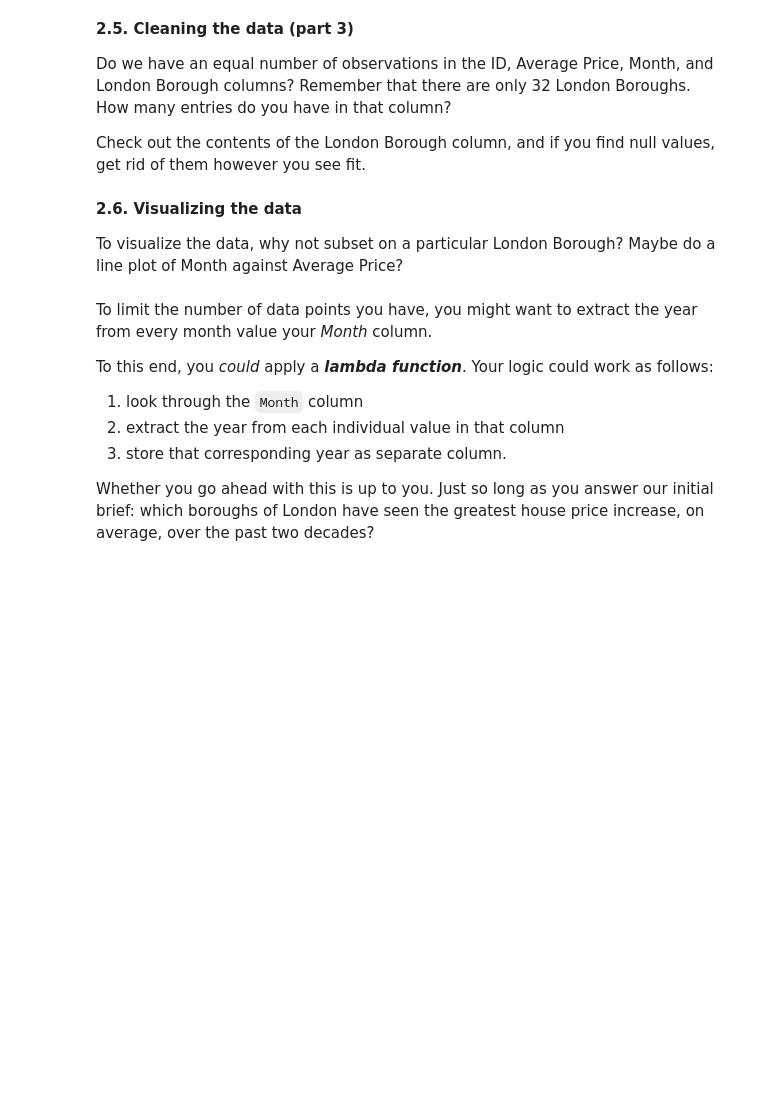
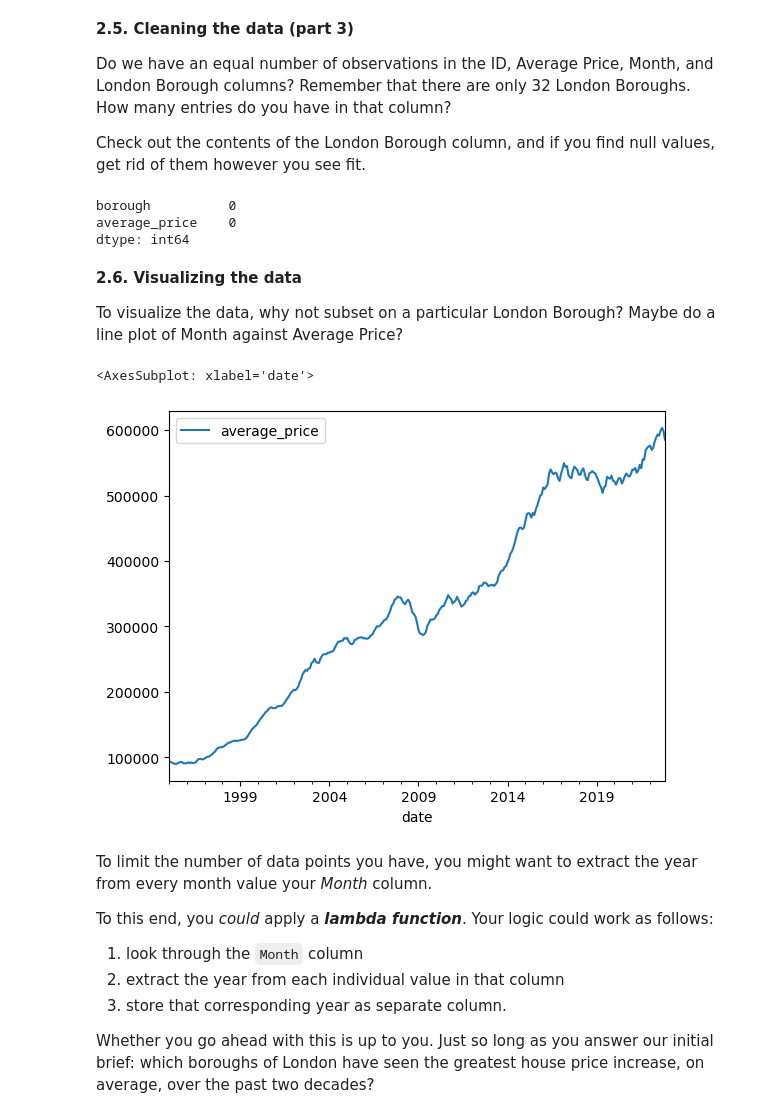
Before and after one commit to msc2106/springboard-data-science, a Jupyter notebook: Unit 4 Challenge - Tier 3.ipynb, the cells around one changed output. Drawn from its saved outputs; the diff is of its cells as text; code cells hidden in the pictures; blank space fills up the shorter version.

```diff
--- a/Unit 4 Challenge - Tier 3.ipynb
+++ b/Unit 4 Challenge - Tier 3.ipynb
@@ -124,6 +125,8 @@ print(properties.columns)
        'SOUTH EAST', 'SOUTH WEST', 'Unnamed: 47', 'England'],
       dtype='object')
 # %%
-# The first row is actually a code for each region. The boroughs of london all begin with 'E09'
-print(properties.iloc[0].apply(lambda s: s.startswith('E09') if type(s)==str else False))
+# The first row is actually a code for each region. The regions of london all begin with 'E09'. Note that the City of London is technically not one of the 32 boroughs, but for the spirit of the question it should be included.
+london_boroughs = properties.iloc[0].sort_index().apply(lambda s: s.startswith('E09') if type(s)==str else False)
+print(london_boroughs)
+print(f"Double checking the count of True: {london_boroughs.sum()}")
 # %% [output]
@@ -150,3 +153,16 @@ Name: 0, dtype: bool
 You might find you need to transpose your dataframe, check out what its row indexes are, and reset the index. You  also might find you need to assign the values of the first row to your column headings  . (Hint: recall the .columns feature of DataFrames, as well as the iloc[] method).
 
 Don't be afraid to use StackOverflow for help  with this.
+# %%
+# create a new data frame with:
+## 1) only the London district columns selected
+## 2) removing the first row of region codes
+## 3) the date column set as the index and renamed
+date_col = properties.iloc[1:,0]
+london_properties_wide = (
+    properties
+    .loc[1:,london_boroughs]
+    .set_index(date_col)
+    .rename_axis('date')
+)
+london_properties_wide.head()
@@ -160,3 +187,11 @@ You might we have to **rename** a couple columns. How do you do this? The clue's
 Remember what Wes McKinney said about tidy data?
 
 You might need to **melt** your DataFrame here.
+# %%
+london_properties_tall = london_properties_wide.melt(
+    ignore_index = False,
+    var_name = "borough",
+    value_name= "average_price"
+)
+
+london_properties_tall.head()
@@ -163,2 +206,9 @@ You might need to **melt** your DataFrame here.
 # %% [markdown]
 Remember to make sure your column data types are all correct. Average prices, for example, should be floating point numbers...
+# %%
+# the index was correctly parsed as datetime
+print(type(london_properties_tall.index))
+# however the average_price column is still a string
+print(london_properties_tall.info())
+london_properties_tall["average_price"] = london_properties_tall["average_price"].apply(float)
+print(london_properties_tall.average_price.info())
@@ -168,10 +239,22 @@ Remember to make sure your column data types are all correct. Average prices, fo
 Do we have an equal number of observations in the ID, Average Price, Month, and London Borough columns? Remember that there are only 32 London Boroughs. How many entries do you have in that column?
 
 Check out the contents of the London Borough column, and if you find null values, get rid of them however you see fit.
+# %%
+# null columns dealt wit habove
+london_properties_tall.isna().sum()
+# %% [output]
+borough          0
+average_price    0
+dtype: int64
 # %% [markdown]
 **2.6. Visualizing the data**
 
 To visualize the data, why not subset on a particular London Borough? Maybe do a line plot of Month against Average Price?
+# %%
+london_properties_tall.query('borough == "Barnet"').plot()
+# %% [output]
+<AxesSubplot: xlabel='date'>
+[figure, added]
 # %% [markdown]
 To limit the number of data points you have, you might want to extract the year from every month value your *Month* column.
 
```
Also changed, not shown: parts of 7 cells of this notebook.
